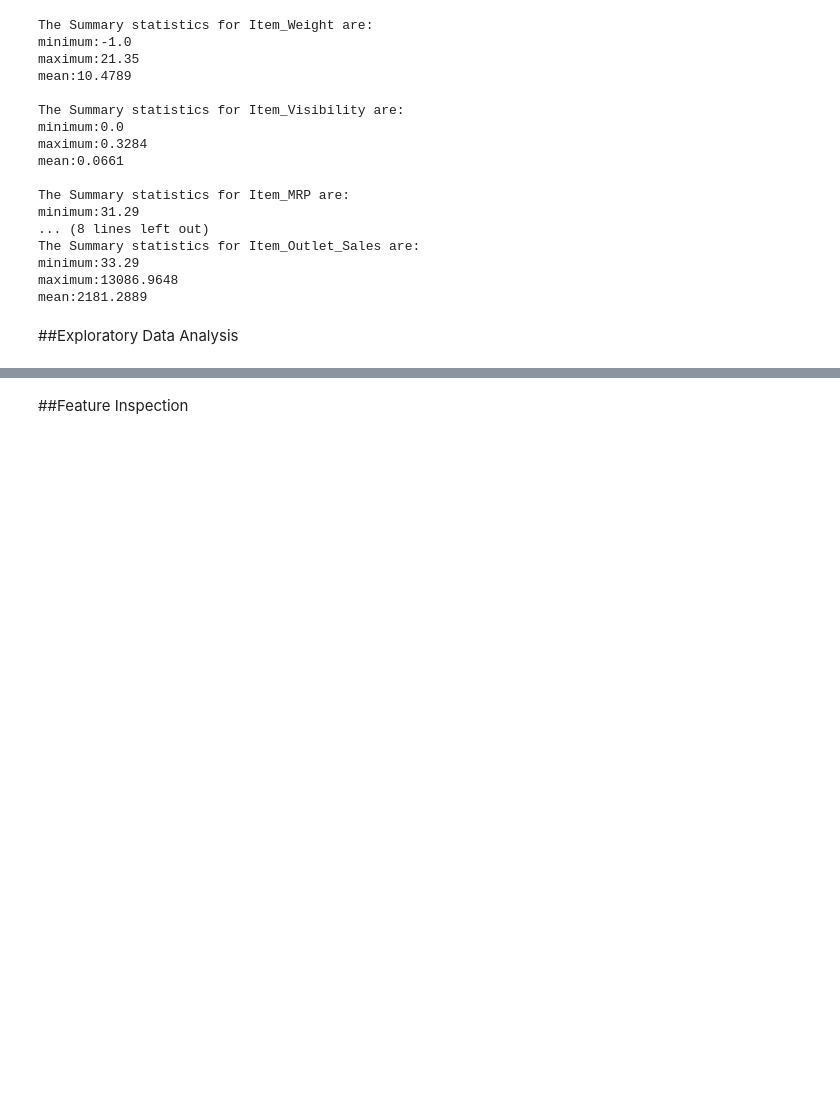
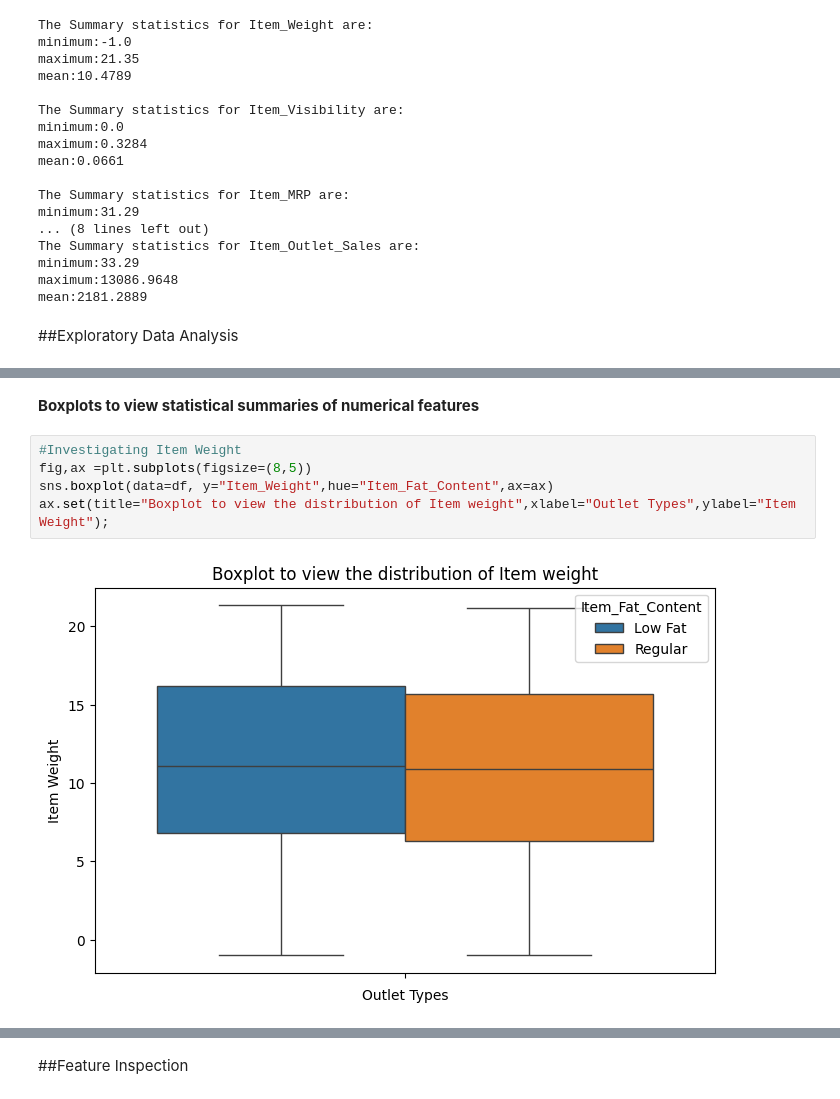
Before and after one commit to UKashNK/Prediction-of-Product-Sales, a Jupyter notebook: Prediction_of_Product_Sales.ipynb, the cells around one changed output, grey strips where cells are left out. Saved outputs shown, nothing was run; the diff lists cells and outputs as text; blank space fills up the shorter version.

```diff
--- a/Prediction_of_Product_Sales.ipynb
+++ b/Prediction_of_Product_Sales.ipynb
@@ -212,0 +245,9 @@ mean:2181.2889
+# %% [markdown]
+**Boxplots to view statistical summaries of numerical features**
+# %%
+#Investigating Item Weight
+fig,ax =plt.subplots(figsize=(8,5))
+sns.boxplot(data=df, y="Item_Weight",hue="Item_Fat_Content",ax=ax)
+ax.set(title="Boxplot to view the distribution of Item weight",xlabel="Outlet Types",ylabel="Item Weight");
+# %% [output]
+[figure, added]
```
Also changed, not shown: parts of 17 cells of this notebook.
